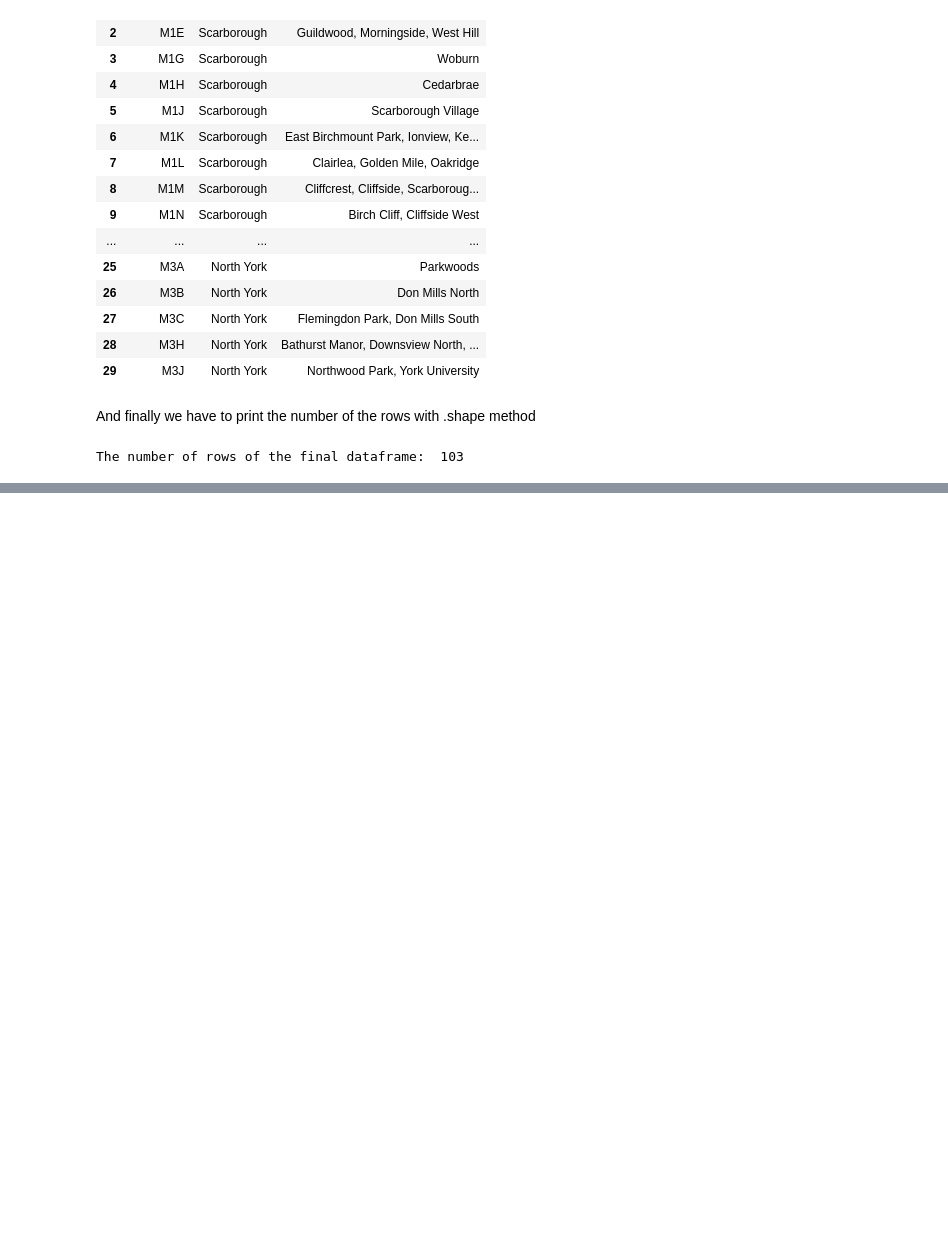
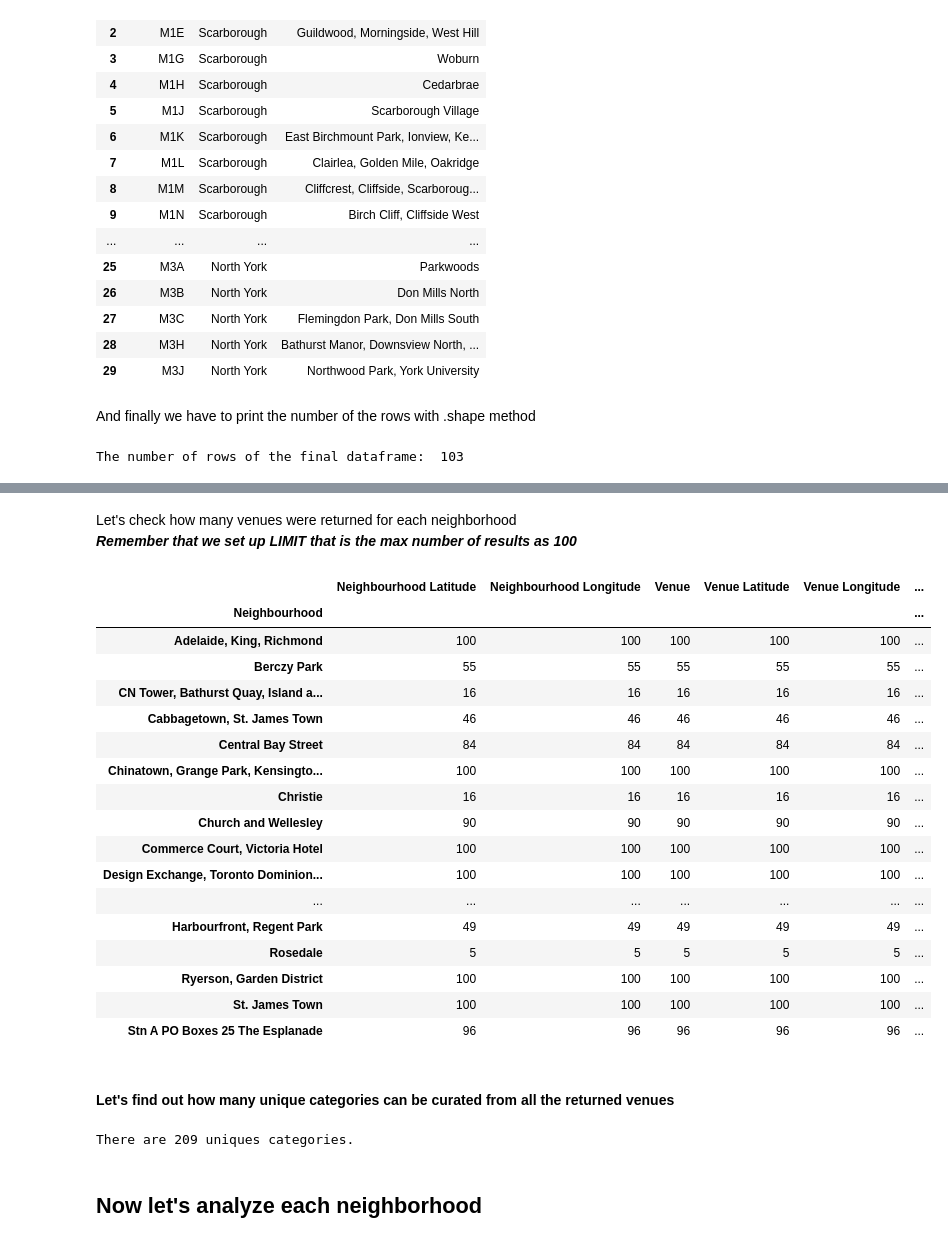
Before and after one commit to AndrAndreyev/Applied-Data-Science-Capstone, a Jupyter notebook: Segmenting and Clustering Neighborhoods.ipynb, the cells around one changed output, grey strips where cells are left out. Drawn from its saved outputs; the diff is of its cells as text; code cells hidden in the pictures; blank space fills up the shorter version.

```diff
--- a/Segmenting and Clustering Neighborhoods.ipynb
+++ b/Segmenting and Clustering Neighborhoods.ipynb
@@ -71,0 +377,12 @@ The number of rows of the final dataframe:  103
+# %%
+# function that extracts the category of the venue
+def get_category_type(row):
+    try:
+        categories_list = row['categories']
+    except:
+        categories_list = row['venue.categories']
+
+    if len(categories_list) == 0:
+        return None
+    else:
+        return categories_list[0]['name']
@@ -71,0 +508,32 @@ The number of rows of the final dataframe:  103
+# %% [markdown]
+Let's check how many venues were returned for each neighborhood <br/>
+***Remember that we set up LIMIT that is the max number of results as 100***
+# %%
+DT_venues.groupby('Neighbourhood').count()
+# %% [output]
+|  | Neighbourhood Latitude | Neighbourhood Longitude | Venue | Venue Latitude | Venue Longitude | ... |
+| Neighbourhood |  |  |  |  |  | ... |
+| Adelaide, King, Richmond | 100 | 100 | 100 | 100 | 100 | ... |
+| Berczy Park | 55 | 55 | 55 | 55 | 55 | ... |
+| CN Tower, Bathurst Quay, Island a... | 16 | 16 | 16 | 16 | 16 | ... |
+| Cabbagetown, St. James Town | 46 | 46 | 46 | 46 | 46 | ... |
+| Central Bay Street | 84 | 84 | 84 | 84 | 84 | ... |
+| Chinatown, Grange Park, Kensingto... | 100 | 100 | 100 | 100 | 100 | ... |
+| Christie | 16 | 16 | 16 | 16 | 16 | ... |
+| Church and Wellesley | 90 | 90 | 90 | 90 | 90 | ... |
+| Commerce Court, Victoria Hotel | 100 | 100 | 100 | 100 | 100 | ... |
+| Design Exchange, Toronto Dominion... | 100 | 100 | 100 | 100 | 100 | ... |
+| ... | ... | ... | ... | ... | ... | ... |
+| Harbourfront, Regent Park | 49 | 49 | 49 | 49 | 49 | ... |
+| Rosedale | 5 | 5 | 5 | 5 | 5 | ... |
+| Ryerson, Garden District | 100 | 100 | 100 | 100 | 100 | ... |
+| St. James Town | 100 | 100 | 100 | 100 | 100 | ... |
+| Stn A PO Boxes 25 The Esplanade | 96 | 96 | 96 | 96 | 96 | ... |
+# %% [markdown]
+#### Let's find out how many unique categories can be curated from all the returned venues
+# %%
+print('There are {} uniques categories.'.format(len(DT_venues['Venue Category'].unique())))
+# %% [output]
+There are 209 uniques categories.
+# %% [markdown]
+## Now let's analyze each neighborhood
```
Also changed, not shown: parts of 87 cells of this notebook.
